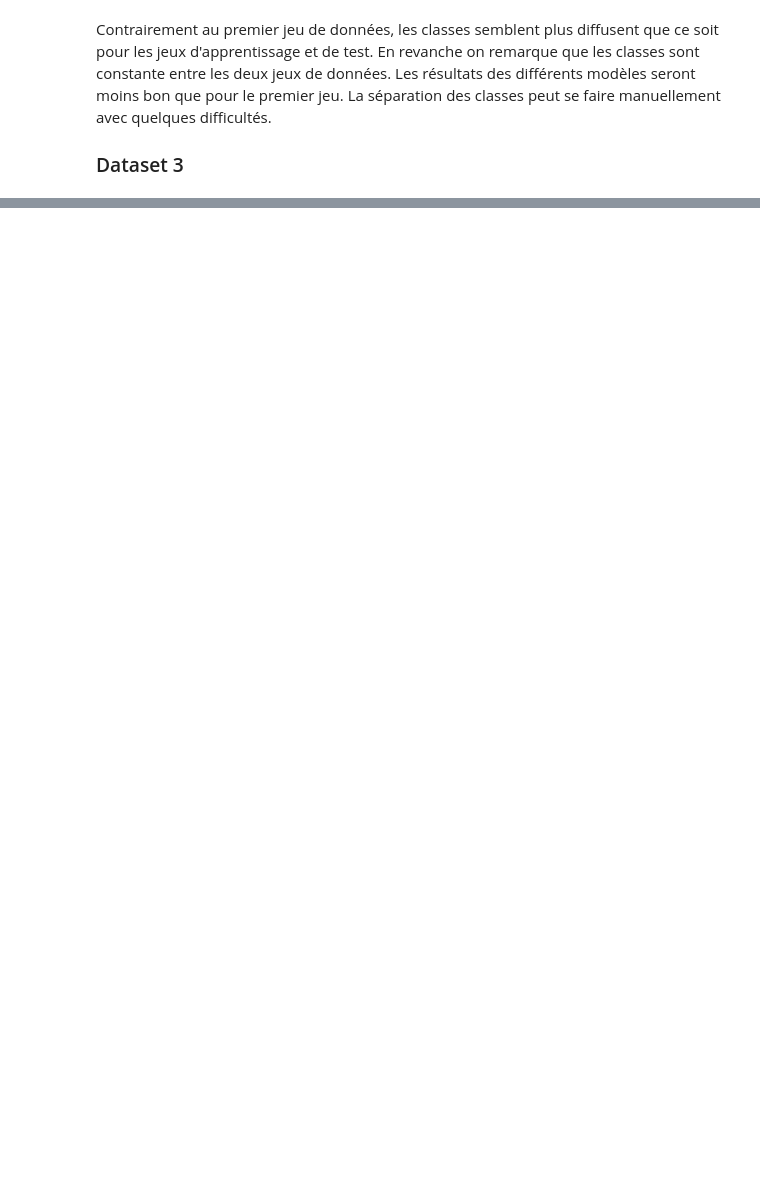
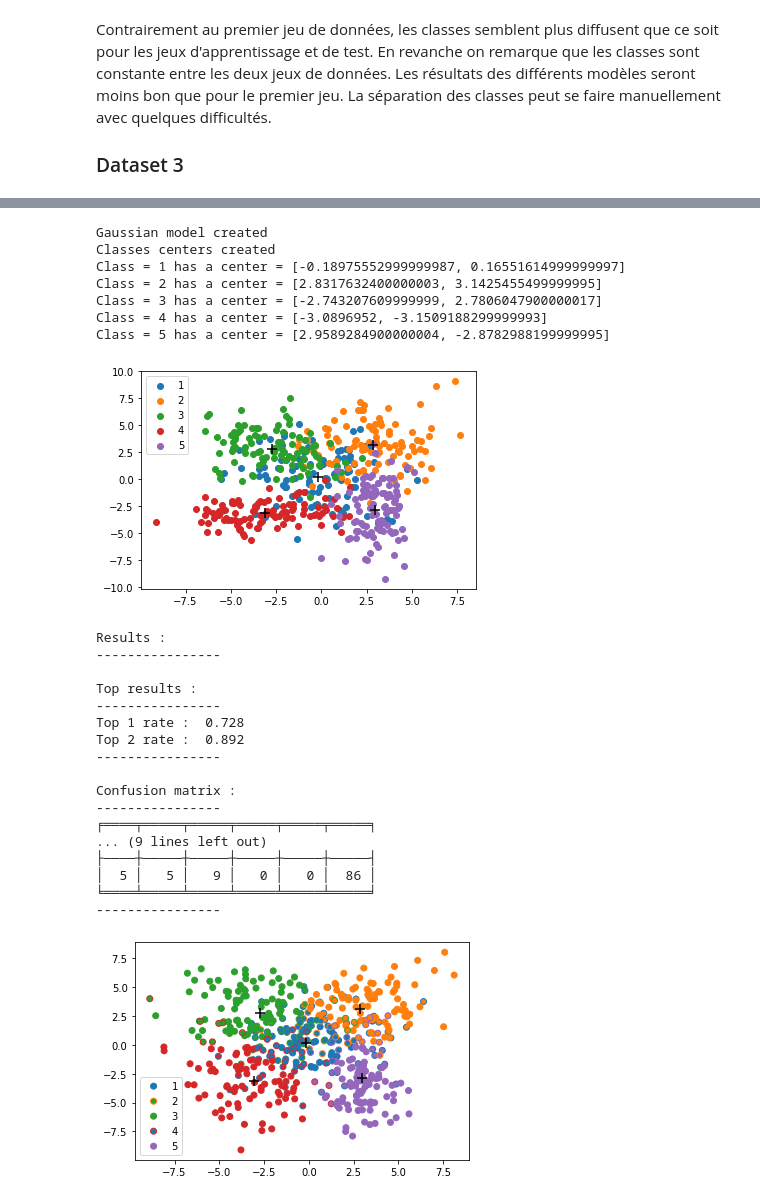
Before and after one commit to RudolphDev/machine_learning, a Jupyter notebook: analysis.ipynb, the cells around one changed output, grey strips where cells are left out. Drawn from its saved outputs; the diff is of its cells as text; code cells hidden in the pictures; blank space fills up the shorter version.

```diff
--- a/analysis.ipynb
+++ b/analysis.ipynb
@@ -84,0 +136,36 @@ Top 2 rate :  0.962
+# %%
+gaussian_model = GaussianModel()
+gaussian_model.gaussian_fit_model(split_data_tp3_app)
+gaussian_model.print_classes_centers()
+gaussian_model.plot_train_data()
+gaussian_model.compute_method = "euclidian"
+gaussian_model.test_model(split_data_tp3_dec)
+gaussian_model.print_model_result()
+gaussian_model.plot_test_data()
+# %% [output]
+Gaussian model created
+Classes centers created
+Class = 1 has a center = [-0.18975552999999987, 0.16551614999999997]
+Class = 2 has a center = [2.8317632400000003, 3.1425455499999995]
+Class = 3 has a center = [-2.743207609999999, 2.7806047900000017]
+Class = 4 has a center = [-3.0896952, -3.1509188299999993]
+Class = 5 has a center = [2.9589284900000004, -2.8782988199999995]
+[figure, added]
+Results :
+----------------
+
+Top results :
+----------------
+Top 1 rate :  0.728
+Top 2 rate :  0.892
+----------------
+
+Confusion matrix :
+----------------
+╒════╤═════╤═════╤═════╤═════╤═════╕
+... (9 lines left out)
+├────┼─────┼─────┼─────┼─────┼─────┤
+│  5 │   5 │   9 │   0 │   0 │  86 │
+╘════╧═════╧═════╧═════╧═════╧═════╛
+----------------
+[figure, added]
```
Also changed, not shown: parts of 31 cells of this notebook, 3 other files.
